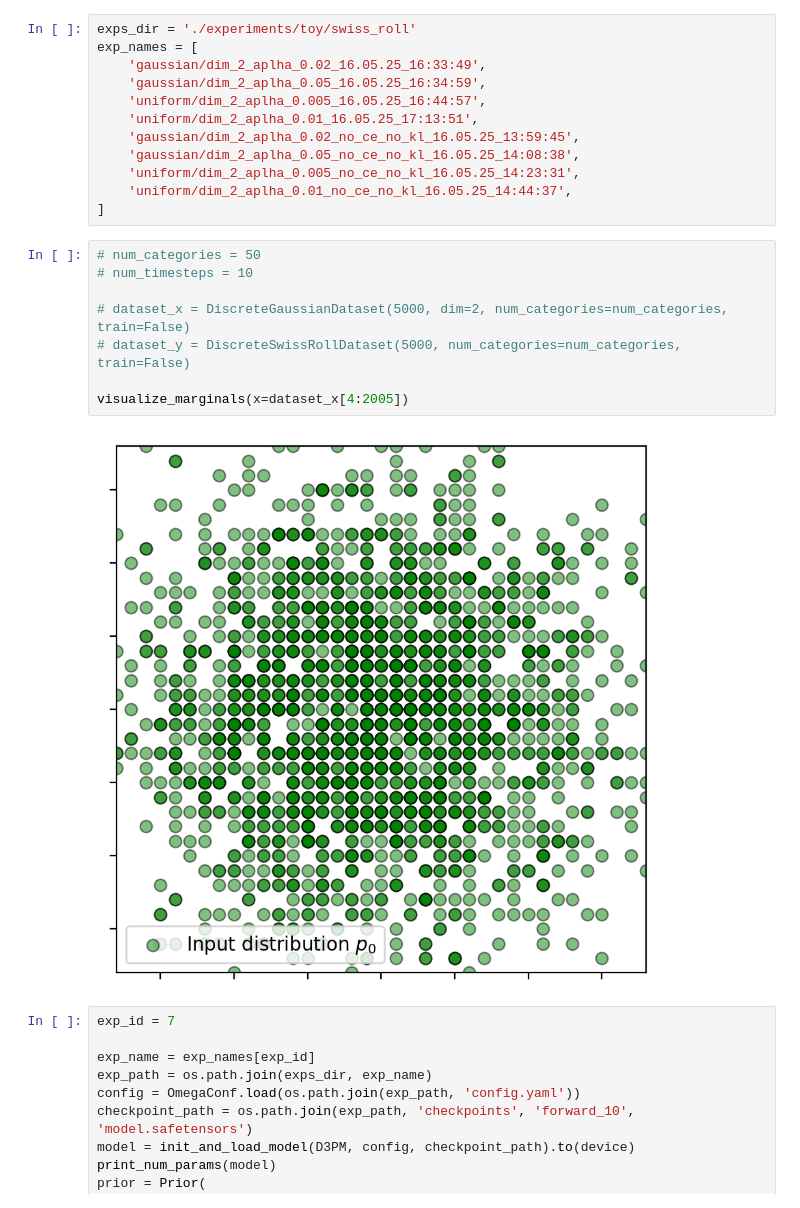
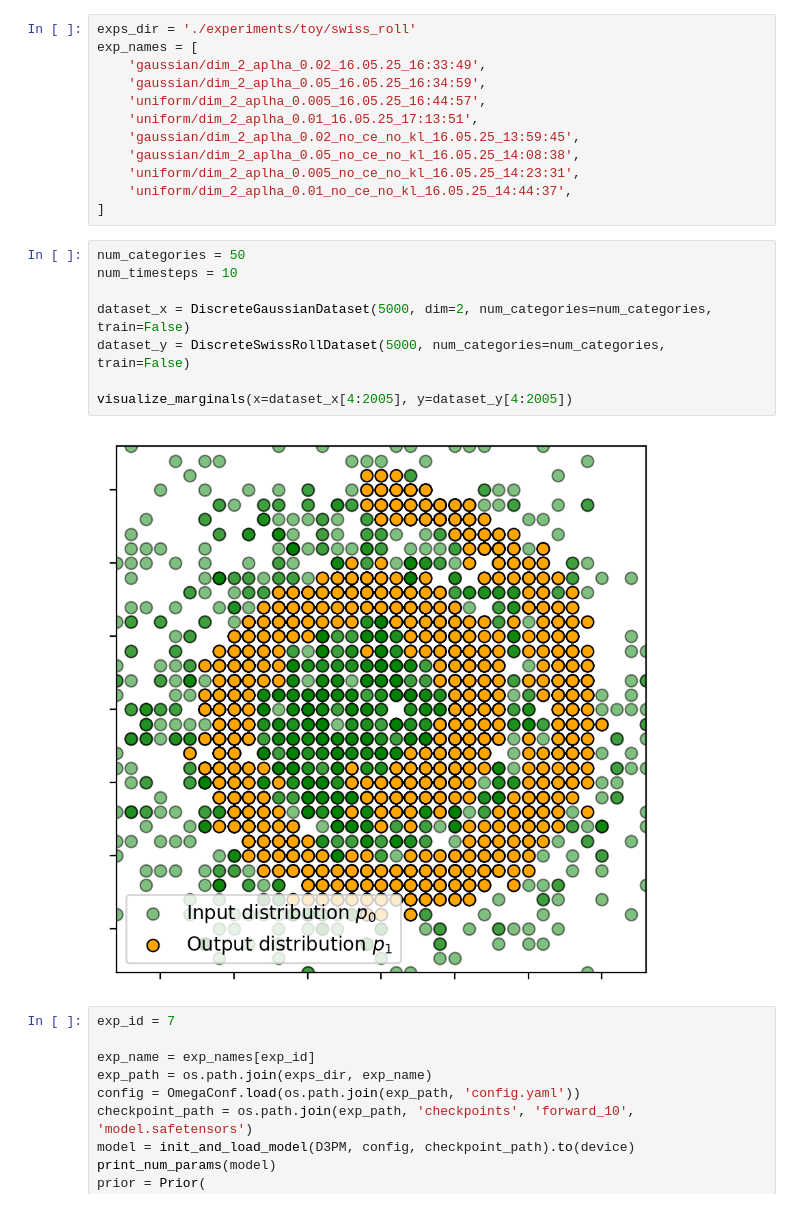
Before and after one commit to gregkseno/csbm, a Jupyter notebook: notebooks/article_samples.ipynb, the cells around one changed output. Saved outputs shown, nothing was run; the diff lists cells and outputs as text.

```diff
--- a/notebooks/article_samples.ipynb
+++ b/notebooks/article_samples.ipynb
@@ -76,15 +76,15 @@ exp_names = [
     'uniform/dim_2_aplha_0.01_no_ce_no_kl_16.05.25_14:44:37',
 ]
 # %%
-# num_categories = 50
-# num_timesteps = 10
+num_categories = 50
+num_timesteps = 10
 
-# dataset_x = DiscreteGaussianDataset(5000, dim=2, num_categories=num_categories, train=False)
-# dataset_y = DiscreteSwissRollDataset(5000, num_categories=num_categories, train=False)
+dataset_x = DiscreteGaussianDataset(5000, dim=2, num_categories=num_categories, train=False)
+dataset_y = DiscreteSwissRollDataset(5000, num_categories=num_categories, train=False)
 
-visualize_marginals(x=dataset_x[4:2005])
+visualize_marginals(x=dataset_x[4:2005], y=dataset_y[4:2005])
 # %% [output]
-[figure, old version]
+[figure, new version]
 # %%
 exp_id = 7
 
```
Also changed, not shown: 1 other file.
